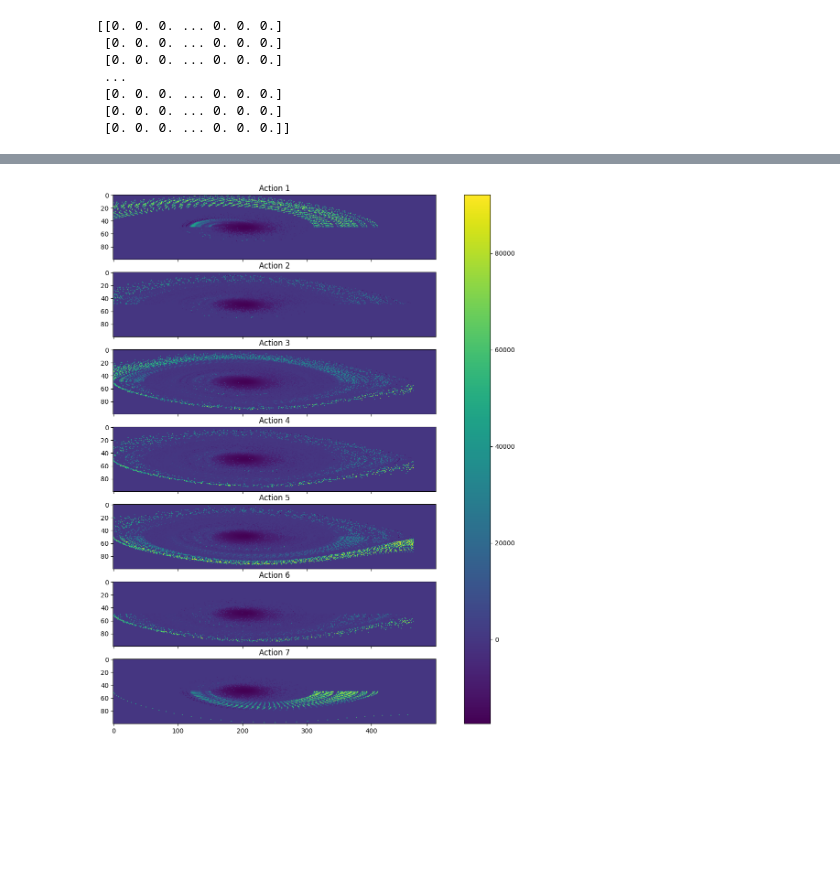
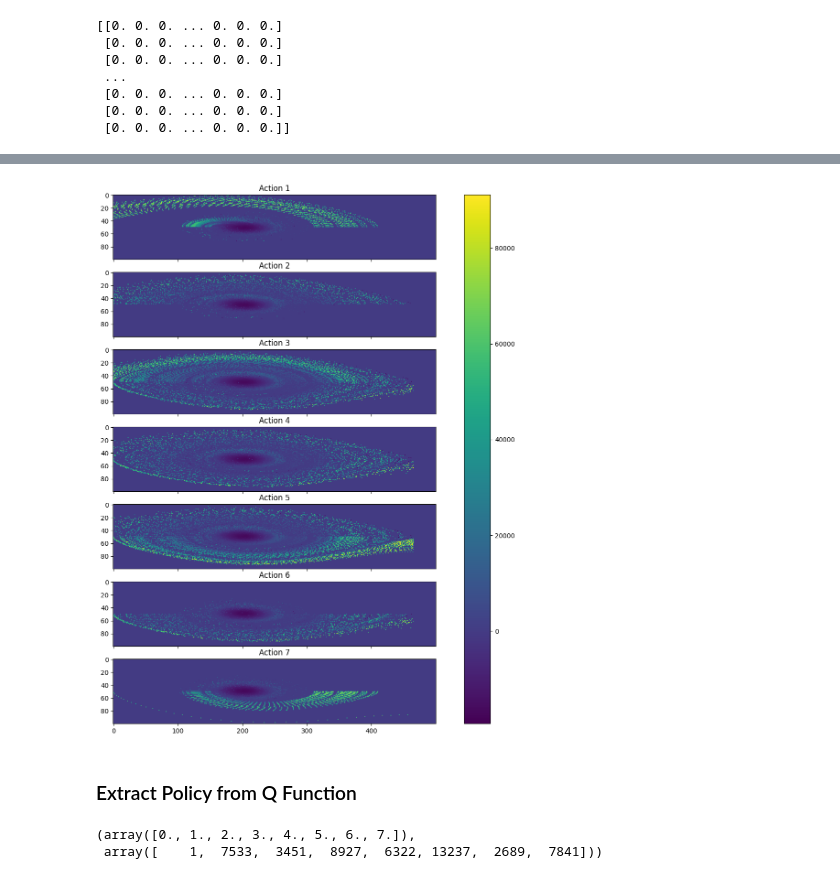
Before and after one commit to lfun1/CS238-Projects, a Jupyter notebook: project2/medium_policy_v1.ipynb, the cells around one changed output, grey strips where cells are left out. Drawn from its saved outputs; the diff is of its cells as text; code cells hidden in the pictures; blank space fills up the shorter version.

Commit message:
Add Medium Sarsa trials

```diff
--- a/project2/medium_policy_v1.ipynb
+++ b/project2/medium_policy_v1.ipynb
@@ -126,4 +116,4 @@ for i in range(8):
 # %%
-grid_display(Q, n_vel, n_pos, n_actions, "medium_Q_sarsa_iters100")
+grid_display(Q, n_vel, n_pos, n_actions, "medium_Q_sarsa_iters200")
 # %% [output]
-[figure, old version]
+[figure, new version]
@@ -129,0 +123,2 @@ grid_display(Q, n_vel, n_pos, n_actions, "medium_Q_sarsa_iters100")
+# %% [markdown]
+### Extract Policy from Q Function
@@ -129,0 +147,5 @@ grid_display(Q, n_vel, n_pos, n_actions, "medium_Q_sarsa_iters100")
+# %%
+np.unique(optimal_policy_sarsa, return_counts=True)
+# %% [output]
+(array([0., 1., 2., 3., 4., 5., 6., 7.]),
+ array([    1,  7533,  3451,  8927,  6322, 13237,  2689,  7841]))
```
Also changed, not shown: parts of 7 cells of this notebook, 5 other files.
